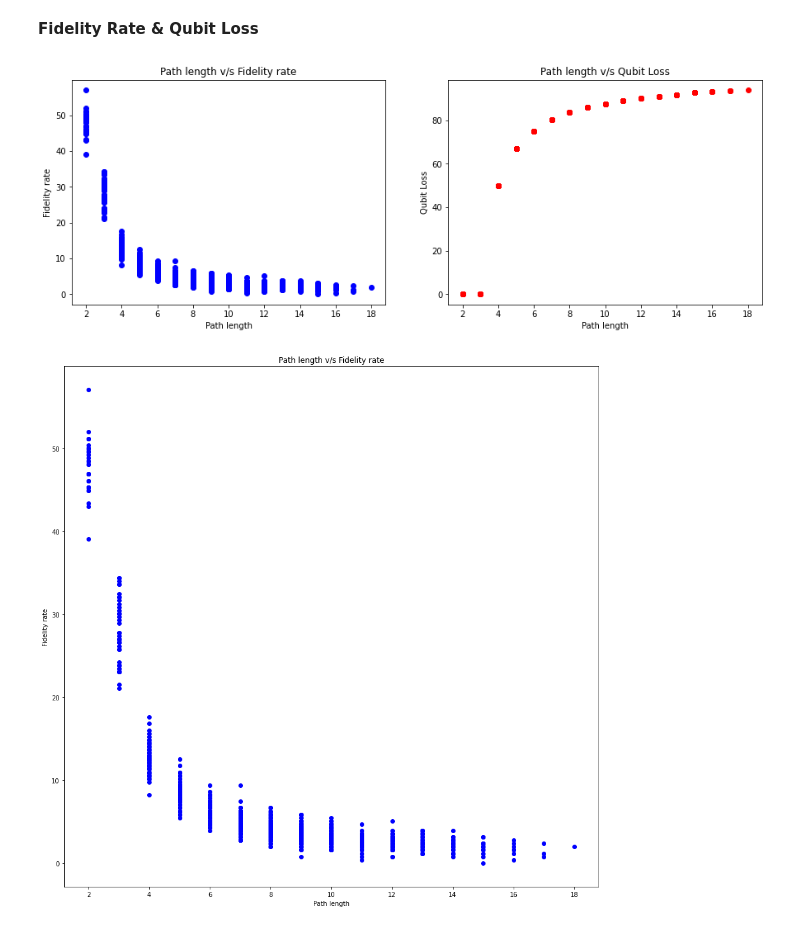
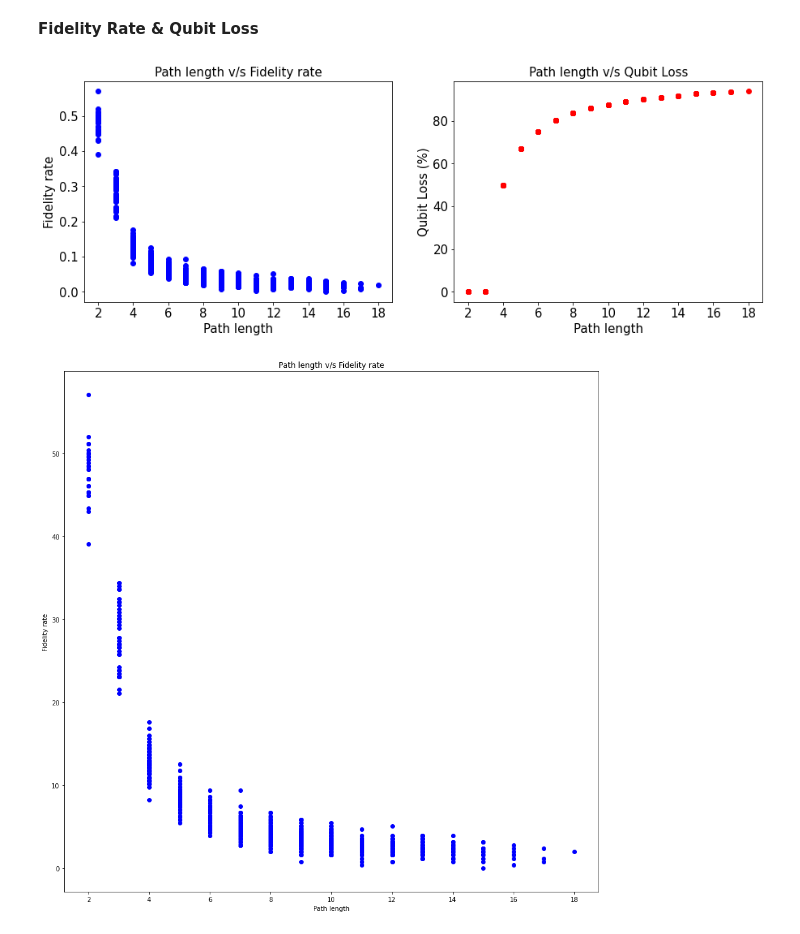
Before and after one commit to D-Cryp7/Quantum-Cryptography-applied-in-Quantum-Networks, a Jupyter notebook: Ekert/n x n Quantum Network with Entanglement Swapping/Plot generation.ipynb, the cells around one changed output. Saved outputs shown, nothing was run; the diff lists cells and outputs as text; code cells hidden in the pictures.

```diff
--- a/Ekert/n x n Quantum Network with Entanglement Swapping/Plot generation.ipynb
+++ b/Ekert/n x n Quantum Network with Entanglement Swapping/Plot generation.ipynb
@@ -7,22 +7,31 @@ from util import *
 # %%
 res = pandas.read_csv("Results/results_10x10.csv")
 
 fig, axs = plt.subplots(1, 2, figsize=(15, 5))
-axs[0].plot(res["path_length"], res["fidelity_rate"], 'bo')
-axs[0].set_xlabel('Path length')
-axs[0].set_ylabel('Fidelity rate')
-axs[0].set_title("Path length v/s Fidelity rate")
+axs[0].plot(res["path_length"], res["fidelity_rate"] / 100, 'bo')
+axs[0].set_xlabel('Path length',  fontsize = 15)
+axs[0].set_ylabel('Fidelity rate', fontsize = 15)
+axs[0].set_title("Path length v/s Fidelity rate", fontsize = 15)
 
 axs[1].plot(res["path_length"], res["loss"], 'ro')
-axs[1].set_xlabel('Path length')
-axs[1].set_ylabel('Qubit Loss')
-axs[1].set_title("Path length v/s Qubit Loss")
+axs[1].set_xlabel('Path length', fontsize = 15)
+axs[1].set_ylabel('Qubit Loss (%)', fontsize = 15)
+axs[1].set_title("Path length v/s Qubit Loss", fontsize = 15)
 
-# plt.savefig("FR_QL_10x10.svg")
+# axs[0].tick_params(axis = "x", fontsize = 15)
+# plt.yticks(fontsize = 15)
+
+plt.setp(axs[0].get_xticklabels(), fontsize = 15)
+plt.setp(axs[1].get_xticklabels(), fontsize = 15)
+
+plt.setp(axs[0].get_yticklabels(), fontsize = 15)
+plt.setp(axs[1].get_yticklabels(), fontsize = 15)
+
+plt.savefig("FR_QL_10x10.svg")
 
 plt.show()
 # %% [output]
-[figure, old version]
+[figure, new version]
 # %%
 res = pandas.read_csv("Results/results_10x10.csv")
 
```
Also changed, not shown: parts of 1 cell of this notebook, 14 other files.
